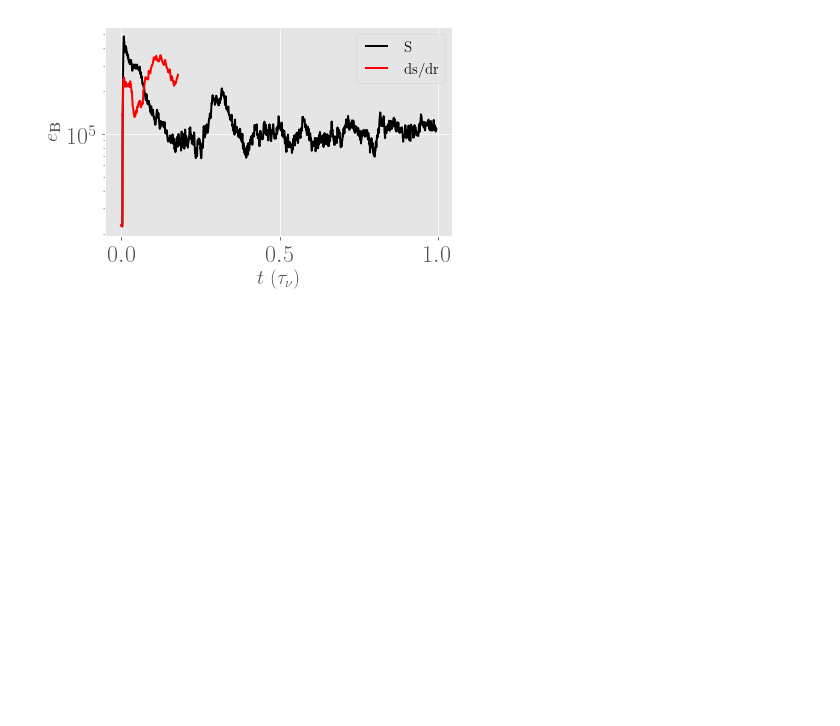
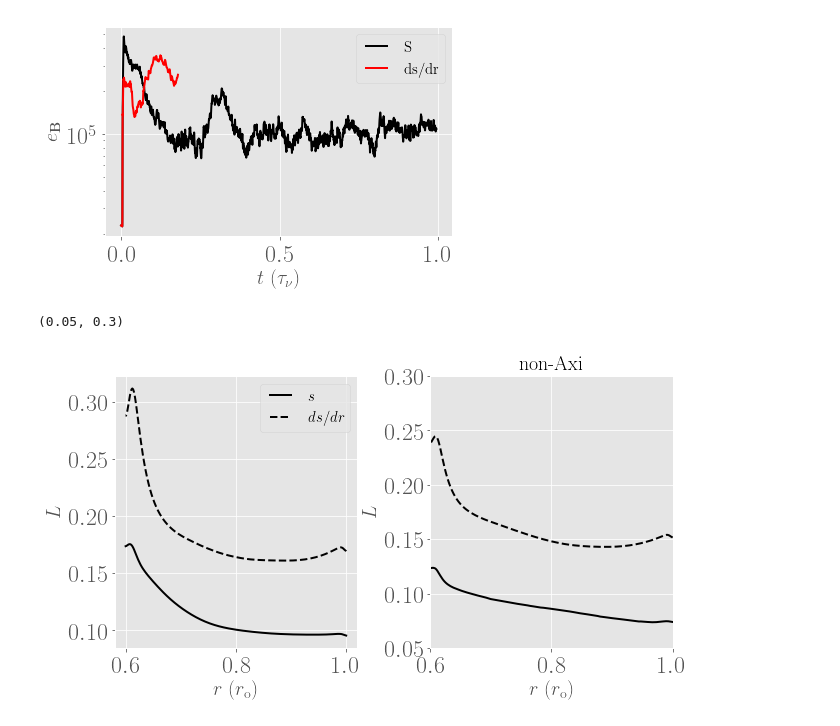
Before and after one commit to bzaire/Report_Sims, a Jupyter notebook: notebook3_1.ipynb, the cells around one changed output. Drawn from its saved outputs; the diff is of its cells as text; code cells hidden in the pictures; blank space fills up the shorter version.

```diff
--- a/notebook3_1.ipynb
+++ b/notebook3_1.ipynb
@@ -63,3 +68,33 @@ plt.tight_layout()
 plt.show()
 # %% [output]
 [figure]
+# %%
+# Read simulations' data
+os.chdir(PATH1)
+rad1 = MagicRadial(field='parR', iplot=False)
+os.chdir(PATH2)
+rad2 = MagicRadial(field='parR', iplot=False)
+# %%
+#Local flow length-scale (based on the mass-weighted velocity)
+fig, ax = plt.subplots(1,2, figsize=(10,5), gridspec_kw={'wspace': 0.3})
+ax[0].plot(rad1.radius, rad1.dlV, 'k', label=r'$s$')
+ax[0].plot(rad2.radius, rad2.dlV, '--k', label=r'$ds/dr$')
+ax[0].set_ylabel(r'$L$', fontsize=20)
+ax[0].set_xlabel(r'$r \; (r_\mathrm{o})$', fontsize=20)
+ax[0].set_xticks((0.6,0.8,1.))
+ax[1].set_ylim((0.05, .30))
+ax[0].legend(fontsize=15)
+
+
+#Local flow length-scale based on the non-axisymmetric flow components (based on the RMS velocity)
+ax[1].plot(rad1.radius, rad1.dlVc, 'k')
+ax[1].plot(rad2.radius, rad2.dlVc, '--k')
+ax[1].set_ylabel(r'$L$', fontsize=20)
+ax[1].set_xlabel(r'$r \; (r_\mathrm{o})$', fontsize=20)
+ax[1].set_title('non-Axi', fontsize=20)
+ax[1].set_xlim((0.6, 1.))
+ax[1].set_ylim((0.05, .30))
+#ax[1].legend(fontsize=15)
+# %% [output]
+(0.05, 0.3)
+[figure, added]
```
Also changed, not shown: parts of 1 cell of this notebook, 15 other files.
